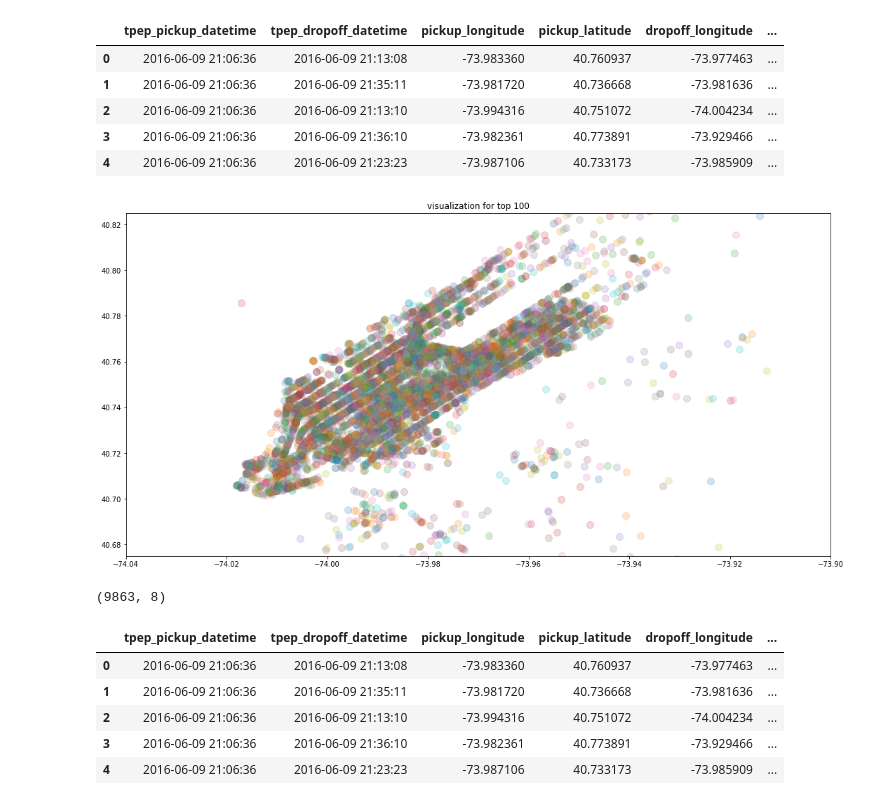
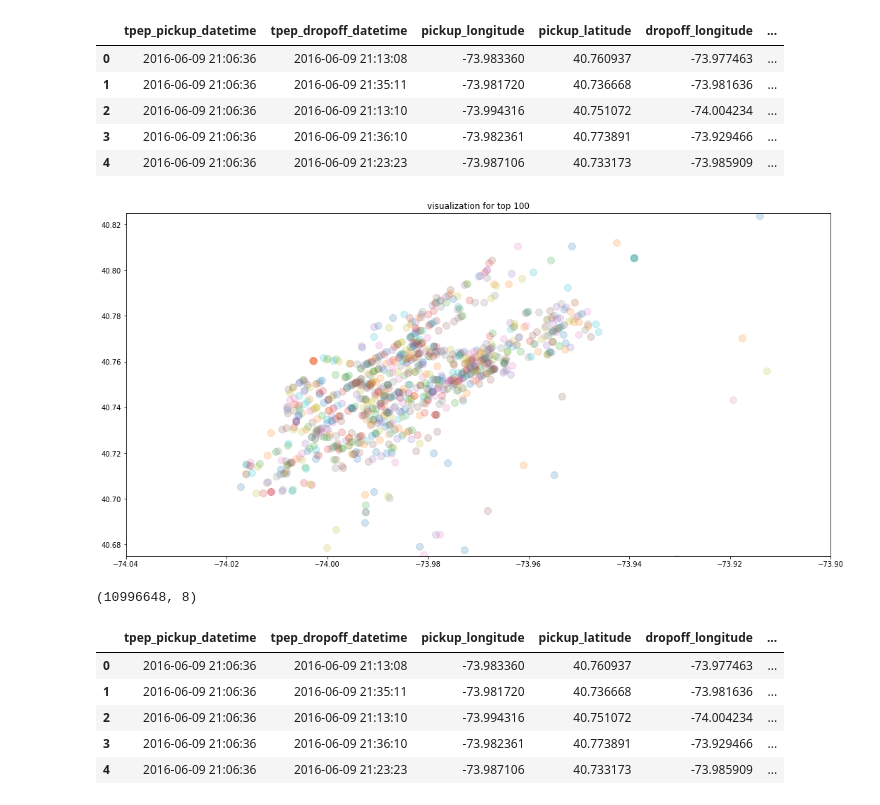
Before and after one commit to rupeshbasnet/big-data, a Jupyter notebook: Cleaning Taxi Data.ipynb, the cells around one changed output. Drawn from its saved outputs; the diff is of its cells as text; code cells hidden in the pictures.

```diff
--- a/Cleaning Taxi Data.ipynb
+++ b/Cleaning Taxi Data.ipynb
@@ -7,7 +7,7 @@ import dateutil
 # %%
 import pandas as pd
 # only read the top 10000
-df = pd.read_csv('Data/yellow_tripdata_2016-06.csv', nrows=10000)
+df = pd.read_csv('Data/yellow_tripdata_2016-06.csv')
 # %%
 # Show the top 10 rows
 df[:10]
@@ -113,17 +113,17 @@ df = df[df.pickup_longitude != 0]
 #df[:100]
 # %%
 plt.figure(figsize=(18,9))
-for row in df.itertuples():
+for row in df[:1000].itertuples():
     lon_x=row.pickup_longitude
     lat_y=row.pickup_latitude
     plt.scatter(lon_x,lat_y,alpha=0.2,s=100)
 
 plt.axis([-74.04,-73.90,40.675,40.825])
 plt.title("visualization for top 100")
 plt.show()
 # %% [output]
-[figure, old version]
+[figure, new version]
 # %%
 df.shape
 # %% [output]
-(9863, 8)
+(10996648, 8)
```
Also changed, not shown: parts of 12 cells of this notebook.
